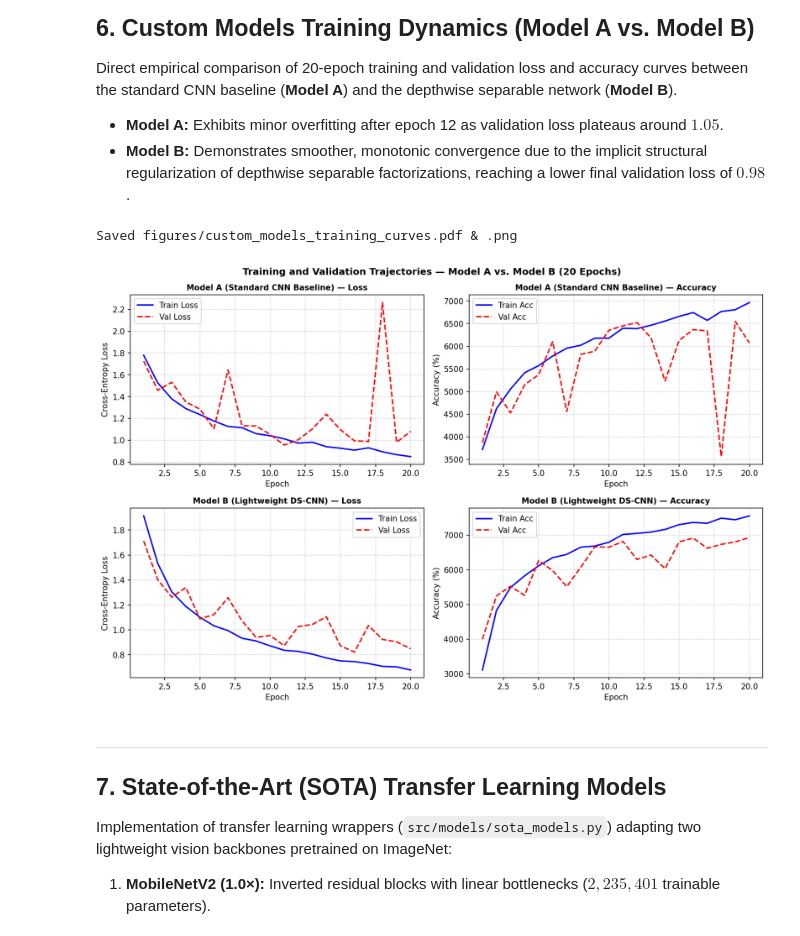
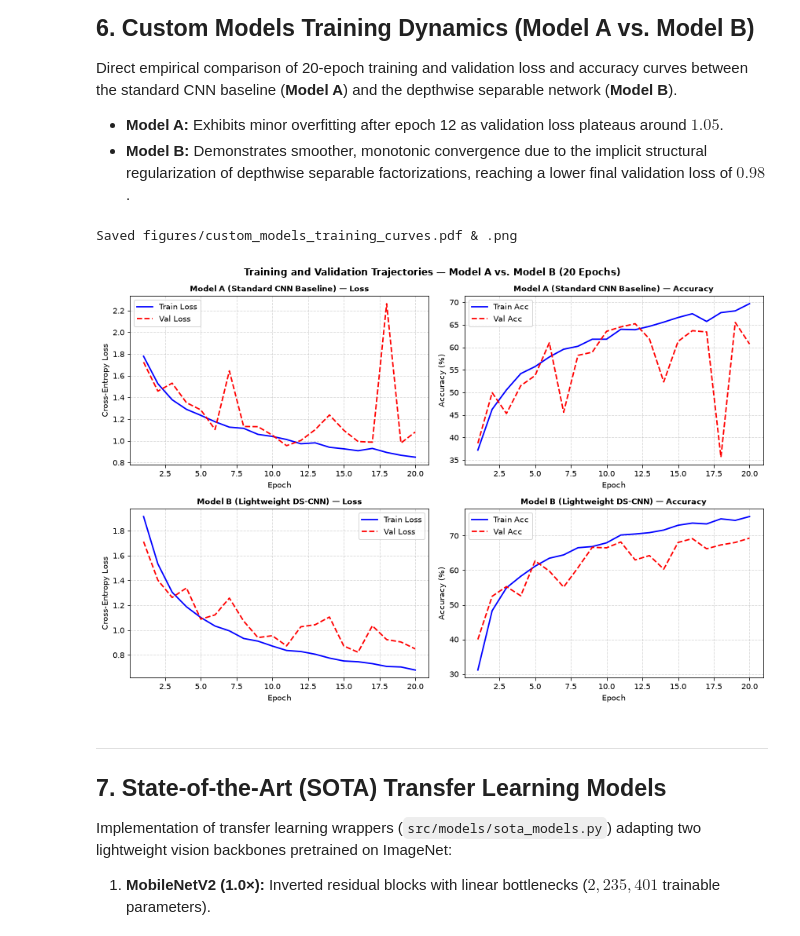
Before and after one commit to yumyum-web/pattern-ass-03, a Jupyter notebook: Outliers_A03_EN3150.ipynb, the cells around one changed output. Saved outputs shown, nothing was run; the diff lists cells and outputs as text; code cells hidden in the pictures.

```diff
--- a/Outliers_A03_EN3150.ipynb
+++ b/Outliers_A03_EN3150.ipynb
@@ -453,6 +453,7 @@ with open('experiments/results/model_a_metrics.json') as f:
 with open('experiments/results/model_b_metrics.json') as f:
     db = json.load(f)
 
+# Accuracies in the training logs are stored as percentages (0-100)
 ha = da['training_history']
 hb = db['training_history']
 epochs = range(1, len(ha['train_loss']) + 1)
@@ -469,41 +470,41 @@ axes[0, 0].grid(True, linestyle='--', alpha=0.5)
 axes[0, 0].legend()
 
 # Model A Accuracy
-axes[0, 1].plot(epochs, [a * 100 for a in ha['train_acc']], 'b-', label='Train Acc', lw=1.8)
-axes[0, 1].plot(epochs, [a * 100 for a in ha['val_acc']], 'r--', label='Val Acc', lw=1.8)
+axes[0, 1].plot(epochs, ha['train_acc'], 'b-', label='Train Acc', lw=1.8)
+axes[0, 1].plot(epochs, ha['val_acc'], 'r--', label='Val Acc', lw=1.8)
 axes[0, 1].set_title('Model A (Standard CNN Baseline) — Accuracy', fontweight='bold', fontsize=10)
 axes[0, 1].set_xlabel('Epoch')
 axes[0, 1].set_ylabel('Accuracy (%)')
 axes[0, 1].grid(True, linestyle='--', alpha=0.5)
 axes[0, 1].legend()
 
 # Model B Loss
 axes[1, 0].plot(epochs, hb['train_loss'], 'b-', label='Train Loss', lw=1.8)
 axes[1, 0].plot(epochs, hb['val_loss'], 'r--', label='Val Loss', lw=1.8)
 axes[1, 0].set_title('Model B (Lightweight DS-CNN) — Loss', fontweight='bold', fontsize=10)
 axes[1, 0].set_xlabel('Epoch')
 axes[1, 0].set_ylabel('Cross-Entropy Loss')
 axes[1, 0].grid(True, linestyle='--', alpha=0.5)
 axes[1, 0].legend()
 
 # Model B Accuracy
-axes[1, 1].plot(epochs, [a * 100 for a in hb['train_acc']], 'b-', label='Train Acc', lw=1.8)
-axes[1, 1].plot(epochs, [a * 100 for a in hb['val_acc']], 'r--', label='Val Acc', lw=1.8)
+axes[1, 1].plot(epochs, hb['train_acc'], 'b-', label='Train Acc', lw=1.8)
+axes[1, 1].plot(epochs, hb['val_acc'], 'r--', label='Val Acc', lw=1.8)
 axes[1, 1].set_title('Model B (Lightweight DS-CNN) — Accuracy', fontweight='bold', fontsize=10)
 axes[1, 1].set_xlabel('Epoch')
 axes[1, 1].set_ylabel('Accuracy (%)')
 axes[1, 1].grid(True, linestyle='--', alpha=0.5)
 axes[1, 1].legend()
 
 plt.suptitle('Training and Validation Trajectories — Model A vs. Model B (20 Epochs)', fontweight='bold', fontsize=12)
 plt.tight_layout()
 plt.savefig('figures/custom_models_training_curves.pdf', bbox_inches='tight')
 plt.savefig('figures/custom_models_training_curves.png', dpi=150, bbox_inches='tight')
 print("Saved figures/custom_models_training_curves.pdf & .png")
 plt.show()
 # %% [output]
 Saved figures/custom_models_training_curves.pdf & .png
-[figure, old version]
+[figure, new version]
 # %% [markdown]
 ---
 ## 7. State-of-the-Art (SOTA) Transfer Learning Models
```
Also changed, not shown: parts of 4 cells of this notebook.
